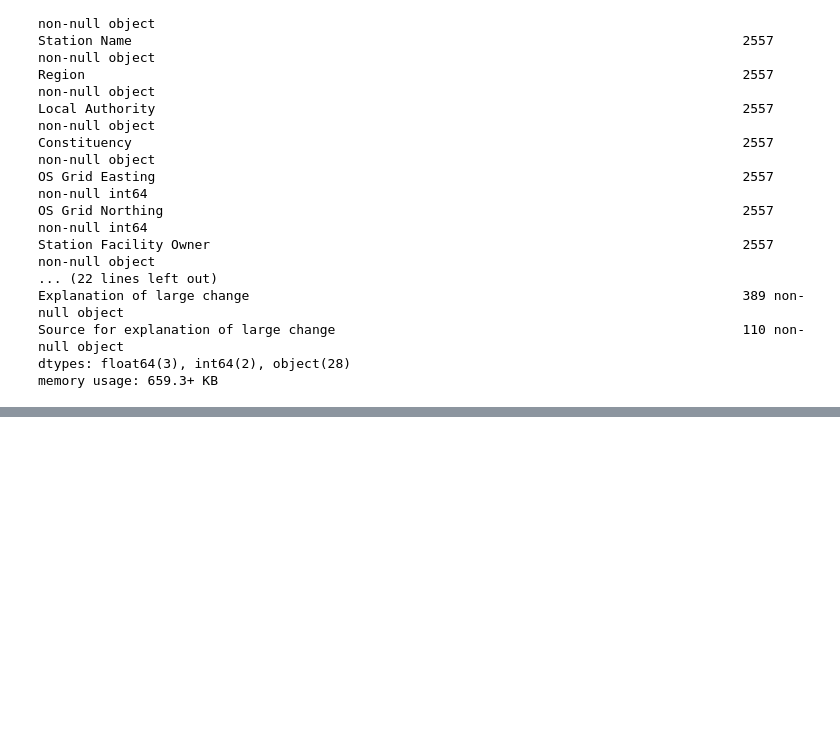
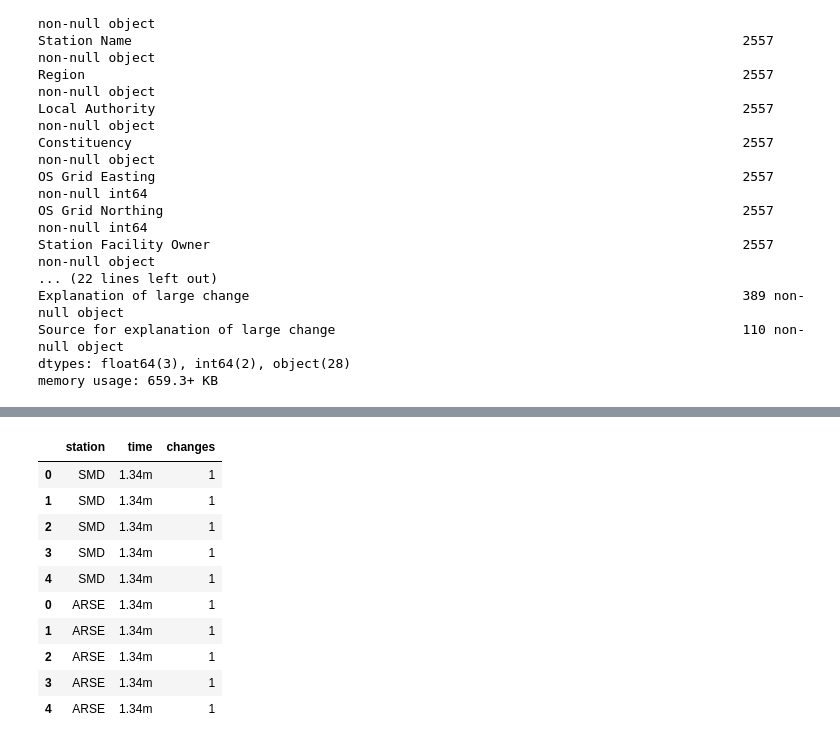
Before and after one commit to omeyrick/PlacesToLive, a Jupyter notebook: Jupyter - PlacesToLive.ipynb, the cells around one changed output, grey strips where cells are left out. Cells and saved outputs as stored; diff of their text form; code cells hidden in the pictures; blank space fills up the shorter version.

Commit message:
2nd draft train scraper

```diff
--- a/Jupyter - PlacesToLive.ipynb
+++ b/Jupyter - PlacesToLive.ipynb
@@ -404,10 +404,15 @@ soup = BeautifulSoup(html, 'lxml')
 
 time = soup.select("table td[class*=dur]")
 changes = soup.select("table a[class*=changestip-link]")
-strip_list = {}
+strip_list = []
+clean_list = []
+change_list = []
 
 for i in time:
-    strip_list.append(i, (time.text.strip())
+    strip_list.append(i.text.strip())
 
 for n in strip_list:
-    strip_list.append(i:(n.text.strip()))
+    clean_list.append(n.replace('h\n\t\t','.'))
+
+for i in changes:
+    change_list.append(i.text.strip())
@@ -415,0 +419,3 @@ SyntaxError: invalid syntax (<ipython-input-142-e0c64ff3f721>, line 15)
+# %%
+df_train_times = pd.DataFrame(columns=['station', 'time', 'changes'])
+df_station_times = pd.DataFrame(columns=['station', 'time', 'changes'])
@@ -464,0 +434,8 @@ len(tlc)
+# %%
+df_station_times['changes'] = change_list
+df_station_times['time'] = clean_list
+df_station_times['station'] = 'SMD'
+
+df_train_times['changes'] = change_list
+df_train_times['time'] = clean_list
+df_train_times['station'] = 'ARSE'
@@ -464,0 +460,16 @@ len(tlc)
+# %%
+result = pd.concat([df_station_times, df_train_times])
+# %%
+result
+# %% [output]
+|  | station | time | changes |
+| 0 | SMD | 1.34m | 1 |
+| 1 | SMD | 1.34m | 1 |
+| 2 | SMD | 1.34m | 1 |
+| 3 | SMD | 1.34m | 1 |
+| 4 | SMD | 1.34m | 1 |
+| 0 | ARSE | 1.34m | 1 |
+| 1 | ARSE | 1.34m | 1 |
+| 2 | ARSE | 1.34m | 1 |
+| 3 | ARSE | 1.34m | 1 |
+| 4 | ARSE | 1.34m | 1 |
```
Also changed, not shown: parts of 10 cells of this notebook, 2 other files.
